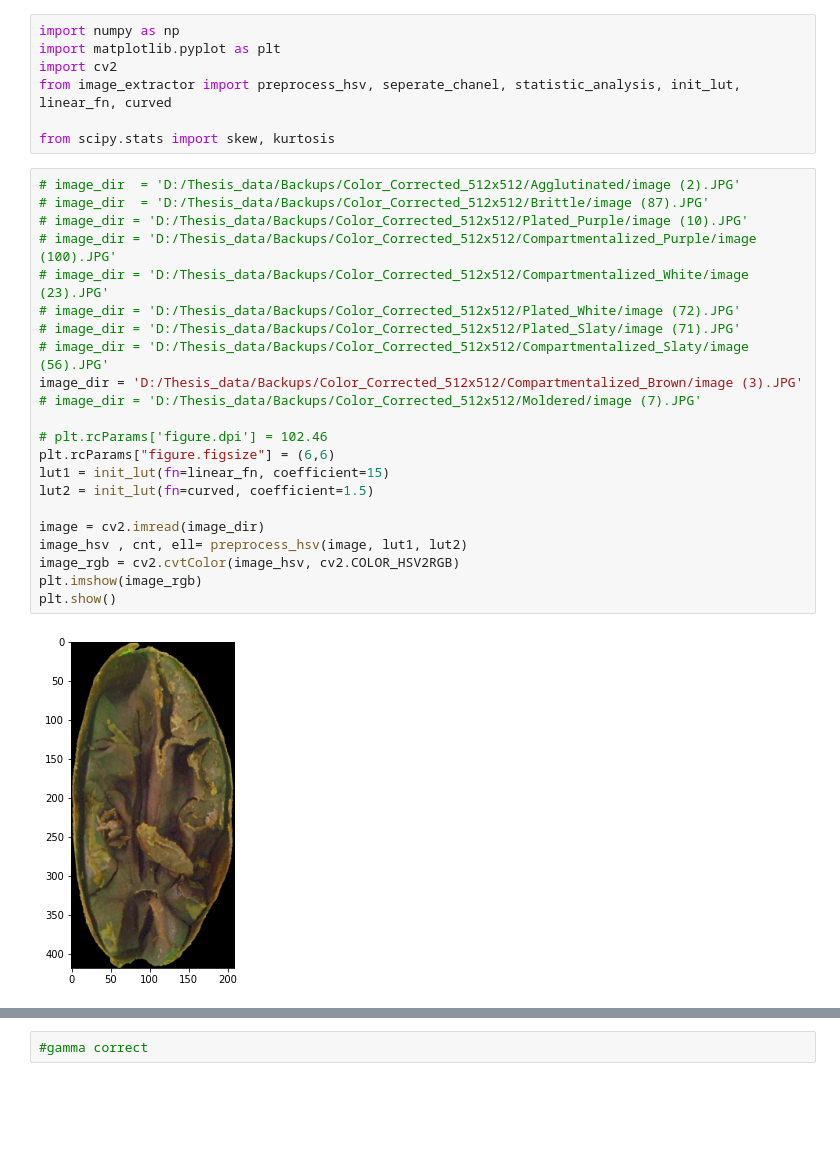
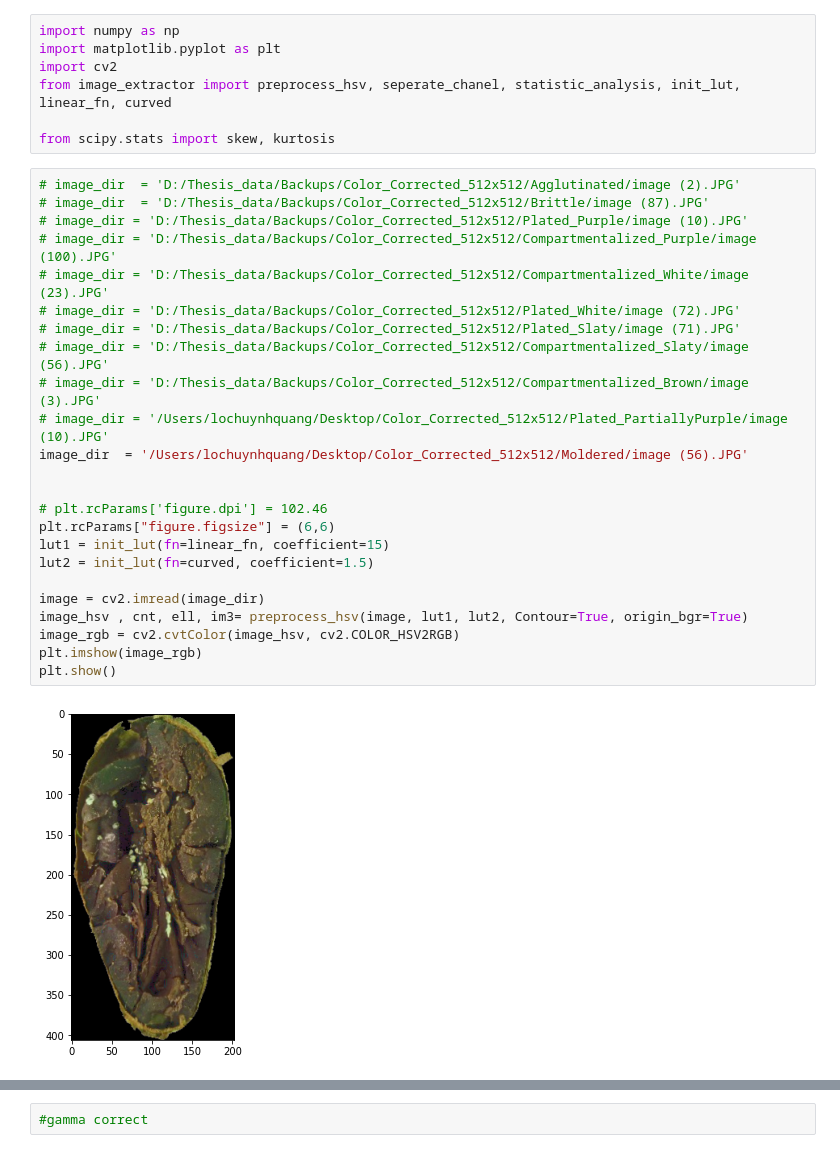
Before and after one commit to quanglochuynh/thesis2022, a Jupyter notebook: The_new_thesis_approach/moldered_test.ipynb, the cells around one changed output, grey strips where cells are left out. Saved outputs shown, nothing was run; the diff lists cells and outputs as text; blank space fills up the shorter version.

```diff
--- a/The_new_thesis_approach/moldered_test.ipynb
+++ b/The_new_thesis_approach/moldered_test.ipynb
@@ -8,27 +8,29 @@ from scipy.stats import skew, kurtosis
 # %%
 # image_dir  = 'D:/Thesis_data/Backups/Color_Corrected_512x512/Agglutinated/image (2).JPG'
 # image_dir  = 'D:/Thesis_data/Backups/Color_Corrected_512x512/Brittle/image (87).JPG'
 # image_dir = 'D:/Thesis_data/Backups/Color_Corrected_512x512/Plated_Purple/image (10).JPG'
 # image_dir = 'D:/Thesis_data/Backups/Color_Corrected_512x512/Compartmentalized_Purple/image (100).JPG'
 # image_dir = 'D:/Thesis_data/Backups/Color_Corrected_512x512/Compartmentalized_White/image (23).JPG'
 # image_dir = 'D:/Thesis_data/Backups/Color_Corrected_512x512/Plated_White/image (72).JPG'
 # image_dir = 'D:/Thesis_data/Backups/Color_Corrected_512x512/Plated_Slaty/image (71).JPG'
 # image_dir = 'D:/Thesis_data/Backups/Color_Corrected_512x512/Compartmentalized_Slaty/image (56).JPG'
-image_dir = 'D:/Thesis_data/Backups/Color_Corrected_512x512/Compartmentalized_Brown/image (3).JPG'
-# image_dir = 'D:/Thesis_data/Backups/Color_Corrected_512x512/Moldered/image (7).JPG'
+# image_dir = 'D:/Thesis_data/Backups/Color_Corrected_512x512/Compartmentalized_Brown/image (3).JPG'
+# image_dir = '/Users/lochuynhquang/Desktop/Color_Corrected_512x512/Plated_PartiallyPurple/image (10).JPG'
+image_dir  = '/Users/lochuynhquang/Desktop/Color_Corrected_512x512/Moldered/image (56).JPG'
+
 
 # plt.rcParams['figure.dpi'] = 102.46
 plt.rcParams["figure.figsize"] = (6,6)
 lut1 = init_lut(fn=linear_fn, coefficient=15)
 lut2 = init_lut(fn=curved, coefficient=1.5)
 
 image = cv2.imread(image_dir)
-image_hsv , cnt, ell= preprocess_hsv(image, lut1, lut2)
+image_hsv , cnt, ell, im3= preprocess_hsv(image, lut1, lut2, Contour=True, origin_bgr=True)
 image_rgb = cv2.cvtColor(image_hsv, cv2.COLOR_HSV2RGB)
 plt.imshow(image_rgb)
 plt.show()
 # %% [output]
-[figure, old version]
+[figure, new version]
 # %%
 # h,s,v = cv2.split(image_hsv)
 plt.rcParams["figure.figsize"] = (10,6)
```
Also changed, not shown: parts of 6 cells of this notebook, 5 other files.
